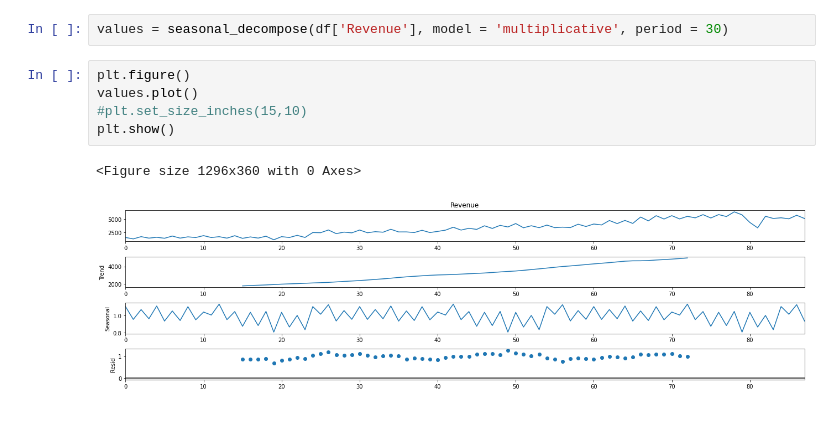
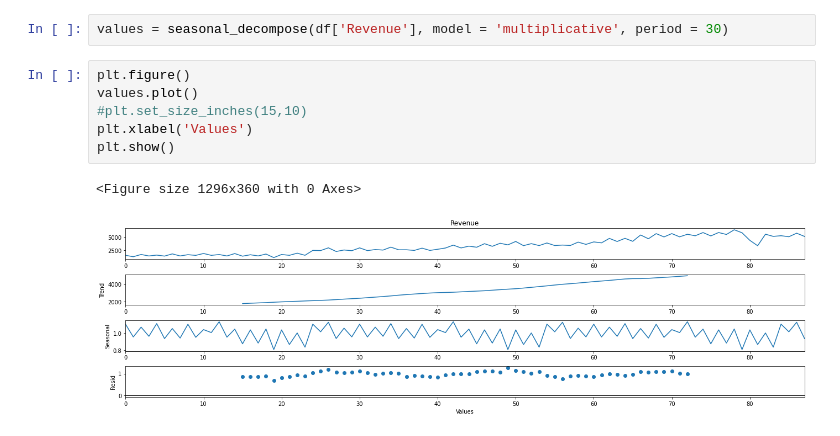
Before and after one commit to earo12/Business-Forecasting, a Jupyter notebook: Business_Forecasting.ipynb, the cells around one changed output. Cells and saved outputs as stored; diff of their text form.

```diff
--- a/Business_Forecasting.ipynb
+++ b/Business_Forecasting.ipynb
@@ -53,8 +53,9 @@ values = seasonal_decompose(df['Revenue'], model = 'multiplicative', period = 30
 # %%
 plt.figure()
 values.plot()
 #plt.set_size_inches(15,10)
+plt.xlabel('Values')
 plt.show()
 # %% [output]
 <Figure size 1296x360 with 0 Axes>
-[figure, old version]
+[figure, new version]
```
